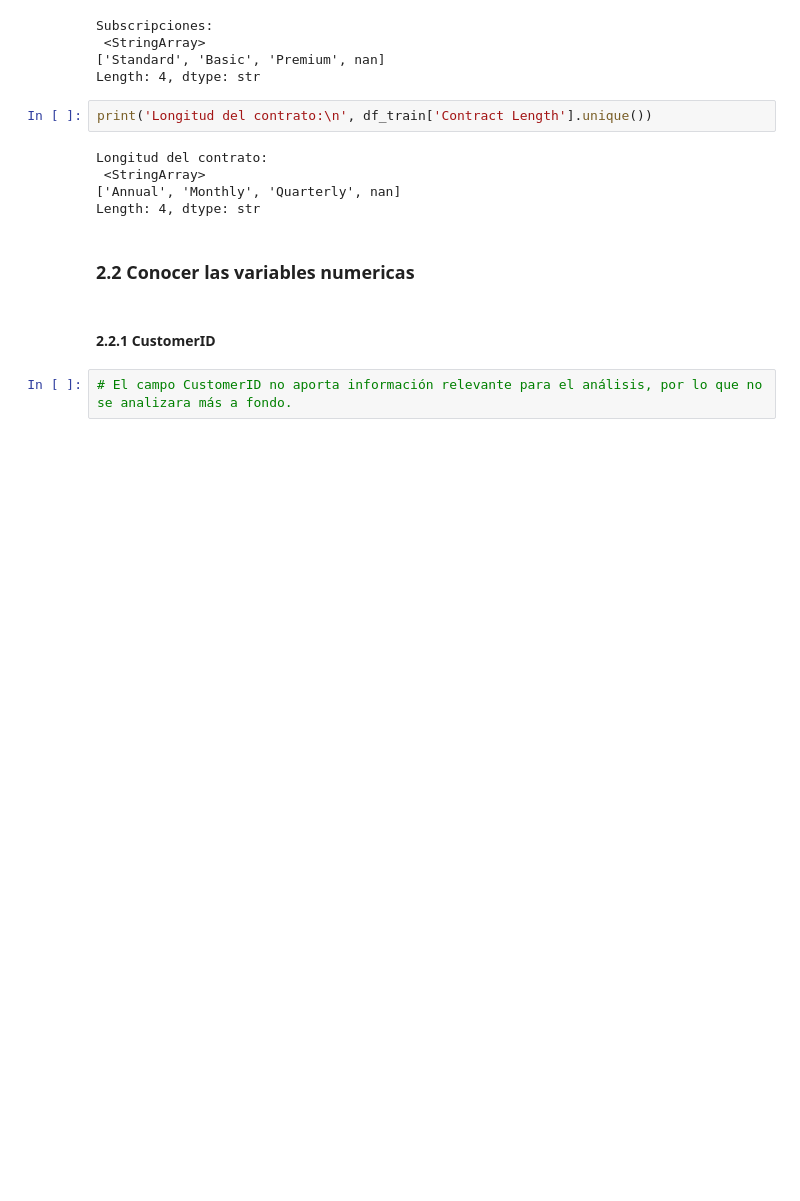
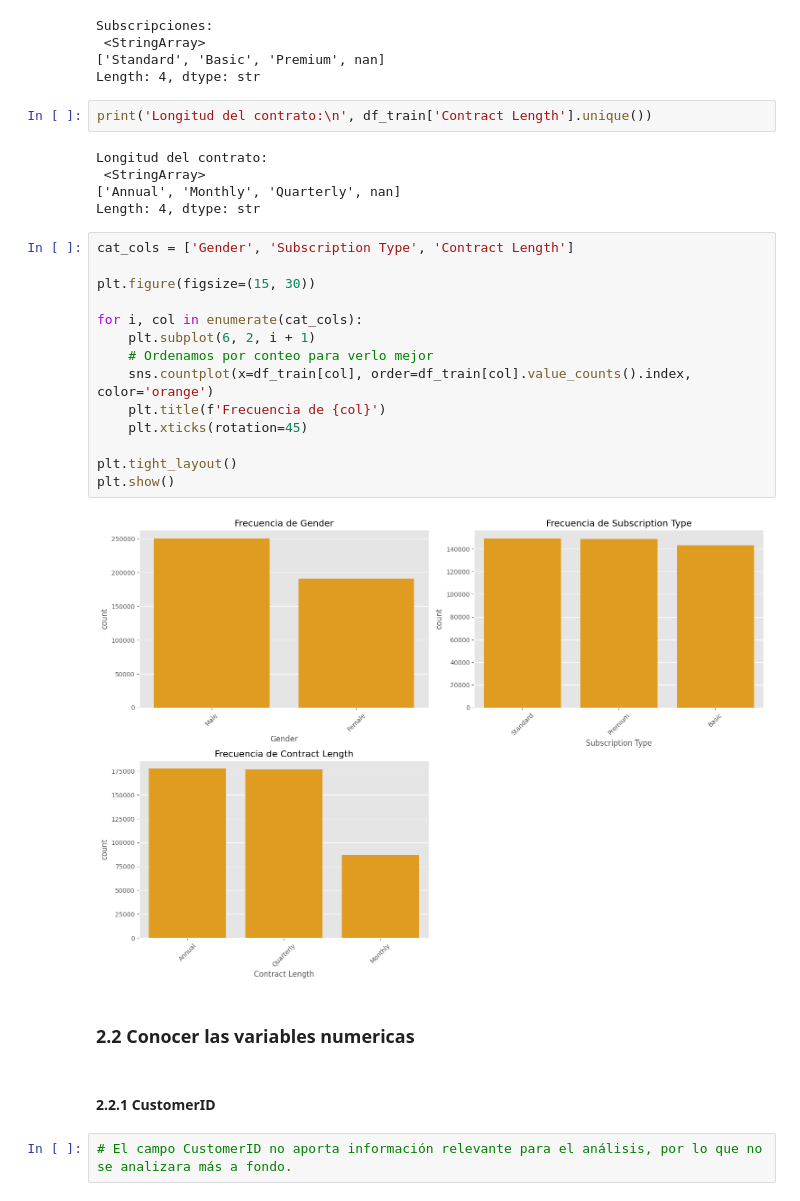
Before and after one commit to cacelass/tasa_churn, a Jupyter notebook: notebooks/0-1-Alejandro Cancelas Chapela-ProcesamientoDatos.ipynb, the cells around one changed output. Cells and saved outputs as stored; diff of their text form; blank space fills up the shorter version.

```diff
--- a/notebooks/0-1-Alejandro Cancelas Chapela-ProcesamientoDatos.ipynb
+++ b/notebooks/0-1-Alejandro Cancelas Chapela-ProcesamientoDatos.ipynb
@@ -149,6 +149,22 @@ Longitud del contrato:
  <StringArray>
 ['Annual', 'Monthly', 'Quarterly', nan]
 Length: 4, dtype: str
+# %%
+cat_cols = ['Gender', 'Subscription Type', 'Contract Length']
+
+plt.figure(figsize=(15, 30))
+
+for i, col in enumerate(cat_cols):
+    plt.subplot(6, 2, i + 1)
+    # Ordenamos por conteo para verlo mejor
+    sns.countplot(x=df_train[col], order=df_train[col].value_counts().index, color='orange')
+    plt.title(f'Frecuencia de {col}')
+    plt.xticks(rotation=45)
+
+plt.tight_layout()
+plt.show()
+# %% [output]
+[figure, added]
 # %% [markdown]
 ### 2.2 Conocer las variables numericas
 # %% [markdown]
```
Also changed, not shown: parts of 12 cells of this notebook.
